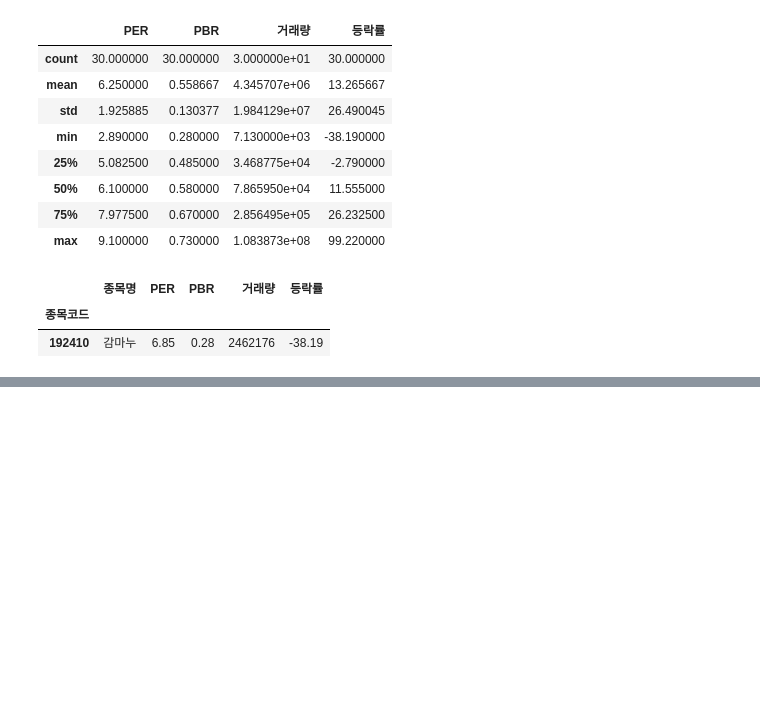
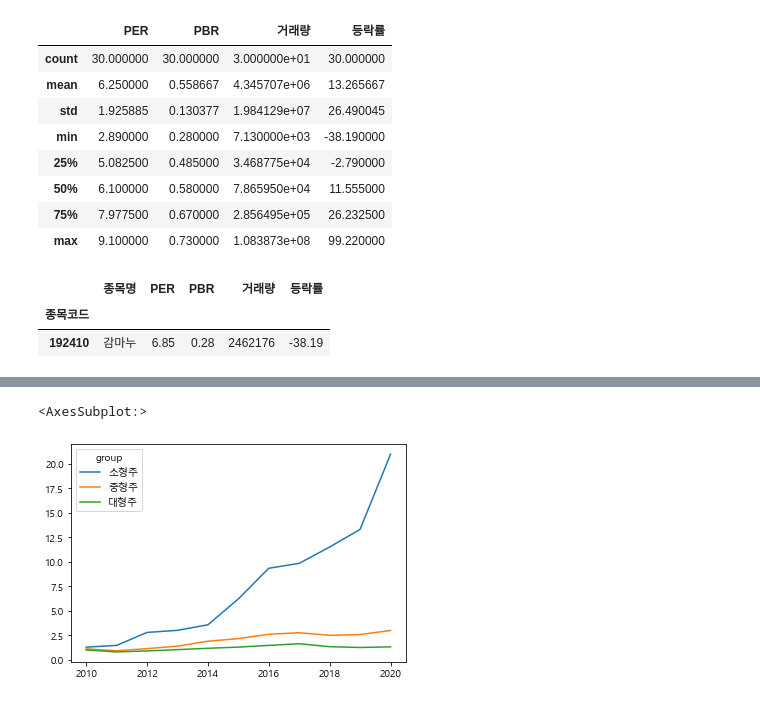
Before and after one commit to sharebook-kr/book-pandas-for-finance, a Jupyter notebook: ch12/ch12_per_pbr.ipynb, the cells around one changed output, grey strips where cells are left out. Saved outputs shown, nothing was run; the diff lists cells and outputs as text; code cells hidden in the pictures; blank space fills up the shorter version.

```diff
--- a/ch12/ch12_per_pbr.ipynb
+++ b/ch12/ch12_per_pbr.ipynb
@@ -298,0 +345,4 @@ df6[df6['등락률'] == df6['등락률'].min()]
+# %%
+t0 = pd.merge(left=df1, right=df2, left_index=True, right_index=True)
+df = pd.merge(left=t0, right=df3, left_index=True, right_index=True)
+df.head()
@@ -298,0 +386,39 @@ df6[df6['등락률'] == df6['등락률'].min()]
+# %%
+def low_per_pbr(year):
+    df1 = stock.get_market_cap_by_ticker(f"{year}0101")
+    df1 = df1[["종가", "시가총액"]]
+    df1.columns = ["시가", "시가총액"]
+    df1 = df1.sort_values('시가총액')
+    df1['group'] = pd.cut(df1.reset_index().index, bins=3, labels=['소형주', '중형주', '대형주'])
+
+    df2 = stock.get_market_fundamental_by_ticker(f"{year}0101")
+    df2 = df2[['PER', 'PBR']]
+
+    df3 = stock.get_market_ohlcv_by_ticker(f"{year}1231", prev=True)
+    df3 = df3[['종가']]
+
+    t0 = pd.merge(left=df1, right=df2, left_index=True, right_index=True)
+    df = pd.merge(left=t0, right=df3, left_index=True, right_index=True)
+
+    df = df.query('PBR != 0').copy()
+    df['수익률'] = df['종가'] / df['시가']
+    cond = (df['PER'] >= 2.5) & (df['PER'] <= 10)
+    top30 = df[cond].sort_values('PBR').groupby('group').head(30)
+
+    how = {
+        '수익률' : np.mean
+    }
+    yoy = top30.groupby('group').agg(how)
+    yoy.columns = [year]
+    return yoy
+# %%
+import time
+
+dfs = [ ]
+for date in range(2010, 2021):
+    df = low_per_pbr(f"{date}")
+    dfs.append(df)
+    time.sleep(1)
+
+df = pd.concat(dfs, axis=1)
+df
@@ -298,0 +439,5 @@ df6[df6['등락률'] == df6['등락률'].min()]
+# %%
+df.cumprod(axis=1).transpose().plot.line()
+# %% [output]
+<AxesSubplot:>
+[figure, added]
```
Also changed, not shown: parts of 11 cells of this notebook, 1 other file.
